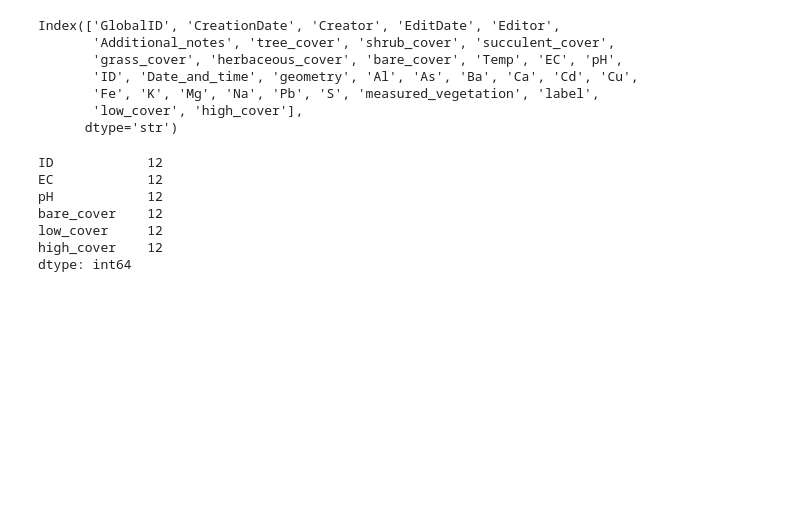
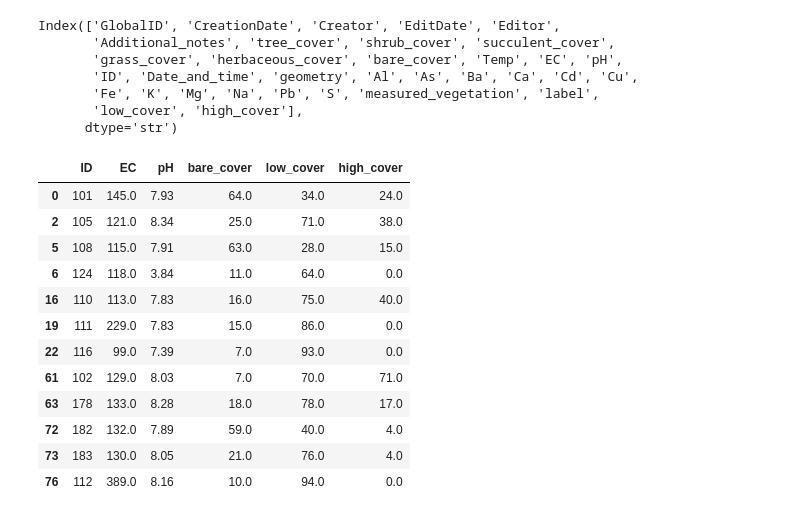
Before and after one commit to Sari-Parvillers/watergroup-peru, a Jupyter notebook: data_exploring.ipynb, the cells around one changed output. Saved outputs shown, nothing was run; the diff lists cells and outputs as text; code cells hidden in the pictures; blank space fills up the shorter version.

```diff
--- a/data_exploring.ipynb
+++ b/data_exploring.ipynb
@@ -309,10 +306,0 @@ df_veg_modelling = gdf_2026[['ID', 'EC', 'pH', 'bare_cover', 'low_cover', 'high_
-# %%
-df_veg_modelling.dropna().sort_values('ID').count()
-# %% [output]
-ID            12
-EC            12
-pH            12
-bare_cover    12
-low_cover     12
-high_cover    12
-dtype: int64
@@ -320,0 +307,22 @@ df_notebook_samples = pd.read_csv('notebook_samples_peru_2026.csv')
+# %%
+# I want to make multilinear regression models that use vegetation cover
+# as the dependent variables, and EC/pH as the independent variables
+df_veg_modelling = gdf_2026[['ID', 'EC', 'pH', 'bare_cover', 'low_cover', 'high_cover']].copy()
+
+# tons of columns don't have any values for vegetation
+df_veg_modelling = df_veg_modelling.dropna()
+df_veg_modelling
+# %% [output]
+|  | ID | EC | pH | bare_cover | low_cover | high_cover |
+| 0 | 101 | 145.0 | 7.93 | 64.0 | 34.0 | 24.0 |
+| 2 | 105 | 121.0 | 8.34 | 25.0 | 71.0 | 38.0 |
+| 5 | 108 | 115.0 | 7.91 | 63.0 | 28.0 | 15.0 |
+| 6 | 124 | 118.0 | 3.84 | 11.0 | 64.0 | 0.0 |
+| 16 | 110 | 113.0 | 7.83 | 16.0 | 75.0 | 40.0 |
+| 19 | 111 | 229.0 | 7.83 | 15.0 | 86.0 | 0.0 |
+| 22 | 116 | 99.0 | 7.39 | 7.0 | 93.0 | 0.0 |
+| 61 | 102 | 129.0 | 8.03 | 7.0 | 70.0 | 71.0 |
+| 63 | 178 | 133.0 | 8.28 | 18.0 | 78.0 | 17.0 |
+| 72 | 182 | 132.0 | 7.89 | 59.0 | 40.0 | 4.0 |
+| 73 | 183 | 130.0 | 8.05 | 21.0 | 76.0 | 4.0 |
+| 76 | 112 | 389.0 | 8.16 | 10.0 | 94.0 | 0.0 |
```
Also changed, not shown: parts of 10 cells of this notebook.
